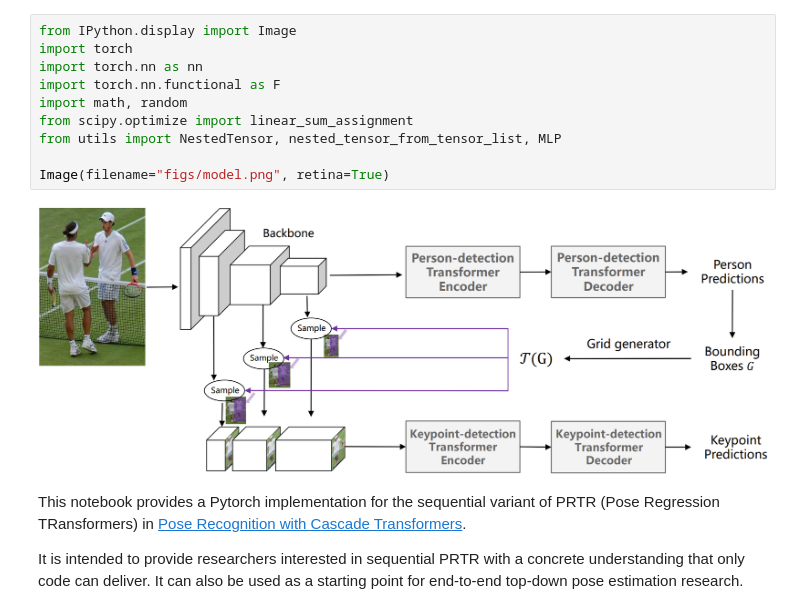
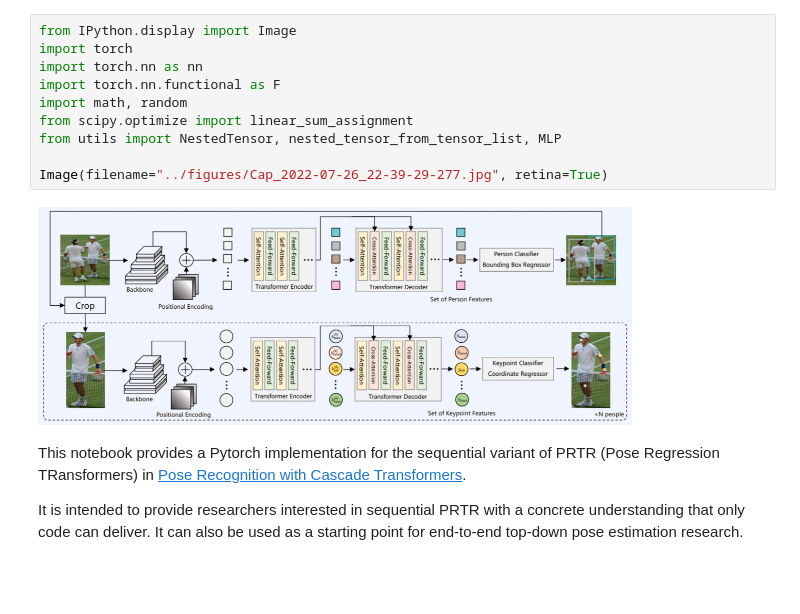
Before and after one commit to aivill-project/Animate3D, a Jupyter notebook: HumanPoseEstimation/PRTR/annotated_prtr.ipynb, the cells around one changed output. Cells and saved outputs as stored; diff of their text form; blank space fills up the shorter version.

```diff
--- a/HumanPoseEstimation/PRTR/annotated_prtr.ipynb
+++ b/HumanPoseEstimation/PRTR/annotated_prtr.ipynb
@@ -1,15 +1,15 @@
 # %%
 from IPython.display import Image
 import torch
 import torch.nn as nn
 import torch.nn.functional as F
 import math, random
 from scipy.optimize import linear_sum_assignment
 from utils import NestedTensor, nested_tensor_from_tensor_list, MLP
 
-Image(filename="figs/model.png", retina=True)
+Image(filename="../figures/Cap_2022-07-26_22-39-29-277.jpg", retina=True)
 # %% [output]
-[figure, old version]
+[figure, new version]
 # %% [markdown]
 This notebook provides a Pytorch implementation for the sequential variant of PRTR (Pose Regression TRansformers) in [Pose Recognition with Cascade Transformers](https://arxiv.org/abs/2104.06976).
 
```
Also changed, not shown: parts of 3 cells of this notebook, 2 other files.
